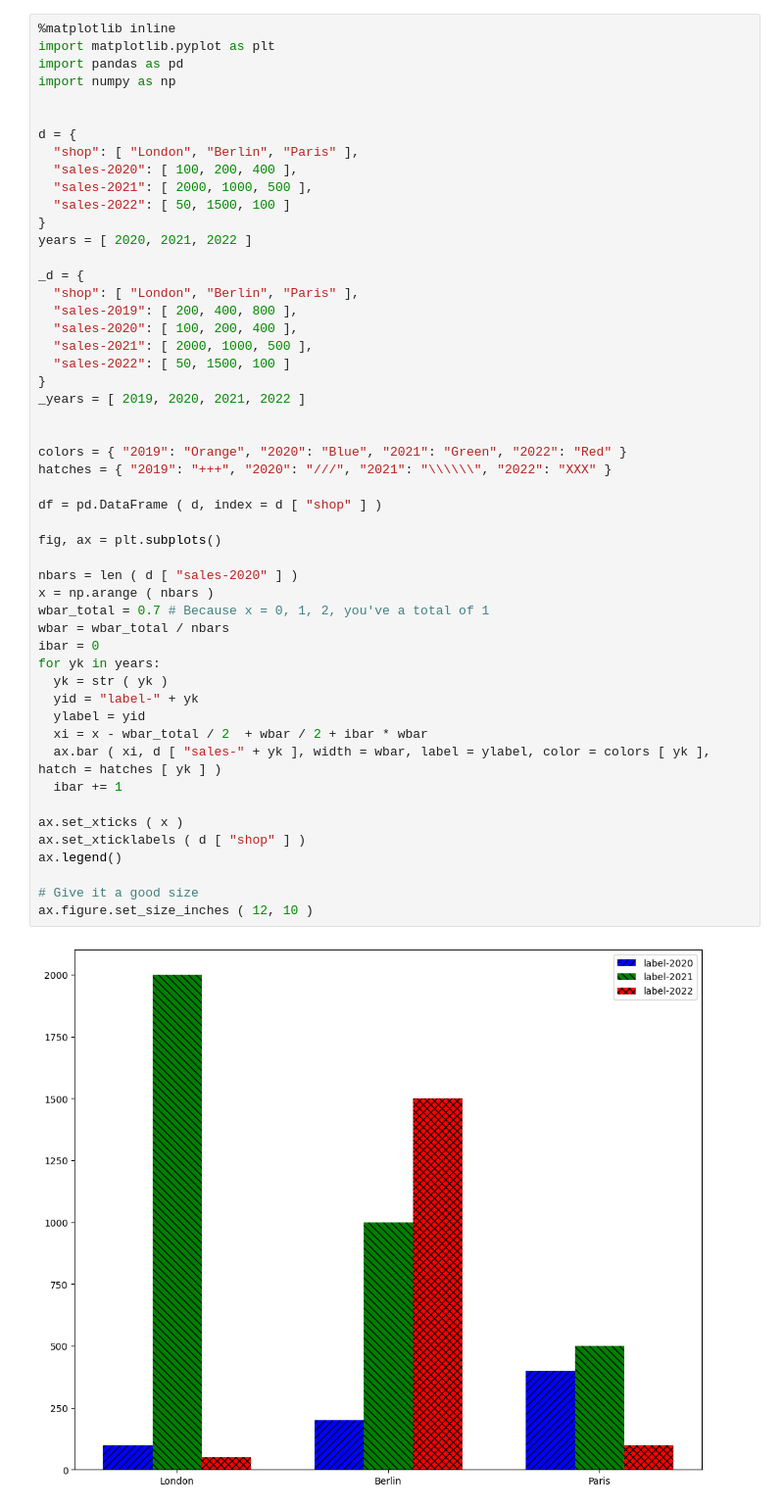
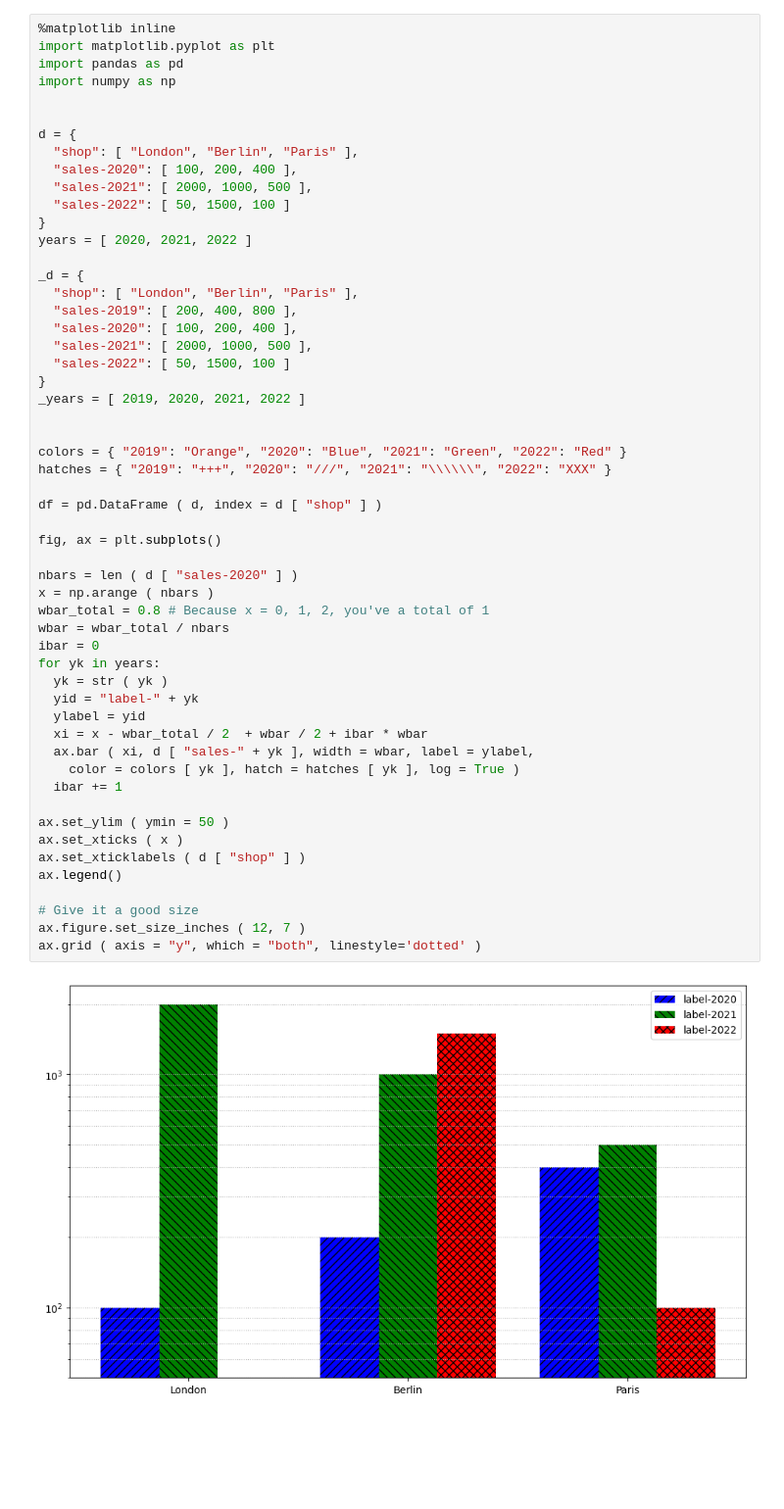
Before and after one commit to Rothamsted/graphdb-benchmarks, a Jupyter notebook: results/test.ipynb, the cells around one changed output. Shown at 98% size. Drawn from its saved outputs; the diff is of its cells as text; blank space fills up the shorter version.

Commit message:
Refining the multi-series bar chart.

```diff
--- a/results/test.ipynb
+++ b/results/test.ipynb
@@ -20,34 +20,37 @@ _d = {
   "sales-2021": [ 2000, 1000, 500 ],
   "sales-2022": [ 50, 1500, 100 ]
 }
 _years = [ 2019, 2020, 2021, 2022 ]
 
 
 colors = { "2019": "Orange", "2020": "Blue", "2021": "Green", "2022": "Red" }
 hatches = { "2019": "+++", "2020": "///", "2021": "\\\\\\", "2022": "XXX" }
 
 df = pd.DataFrame ( d, index = d [ "shop" ] )
 
 fig, ax = plt.subplots()
 
 nbars = len ( d [ "sales-2020" ] )
 x = np.arange ( nbars )
-wbar_total = 0.7 # Because x = 0, 1, 2, you've a total of 1
+wbar_total = 0.8 # Because x = 0, 1, 2, you've a total of 1
 wbar = wbar_total / nbars
 ibar = 0
 for yk in years:
   yk = str ( yk )
   yid = "label-" + yk
   ylabel = yid
   xi = x - wbar_total / 2  + wbar / 2 + ibar * wbar
-  ax.bar ( xi, d [ "sales-" + yk ], width = wbar, label = ylabel, color = colors [ yk ], hatch = hatches [ yk ] )
+  ax.bar ( xi, d [ "sales-" + yk ], width = wbar, label = ylabel,
+    color = colors [ yk ], hatch = hatches [ yk ], log = True )
   ibar += 1
 
+ax.set_ylim ( ymin = 50 )
 ax.set_xticks ( x )
 ax.set_xticklabels ( d [ "shop" ] )
 ax.legend()
 
 # Give it a good size
-ax.figure.set_size_inches ( 12, 10 )
+ax.figure.set_size_inches ( 12, 7 )
+ax.grid ( axis = "y", which = "both", linestyle='dotted' )
 # %% [output]
-[figure, old version]
+[figure, new version]
```
